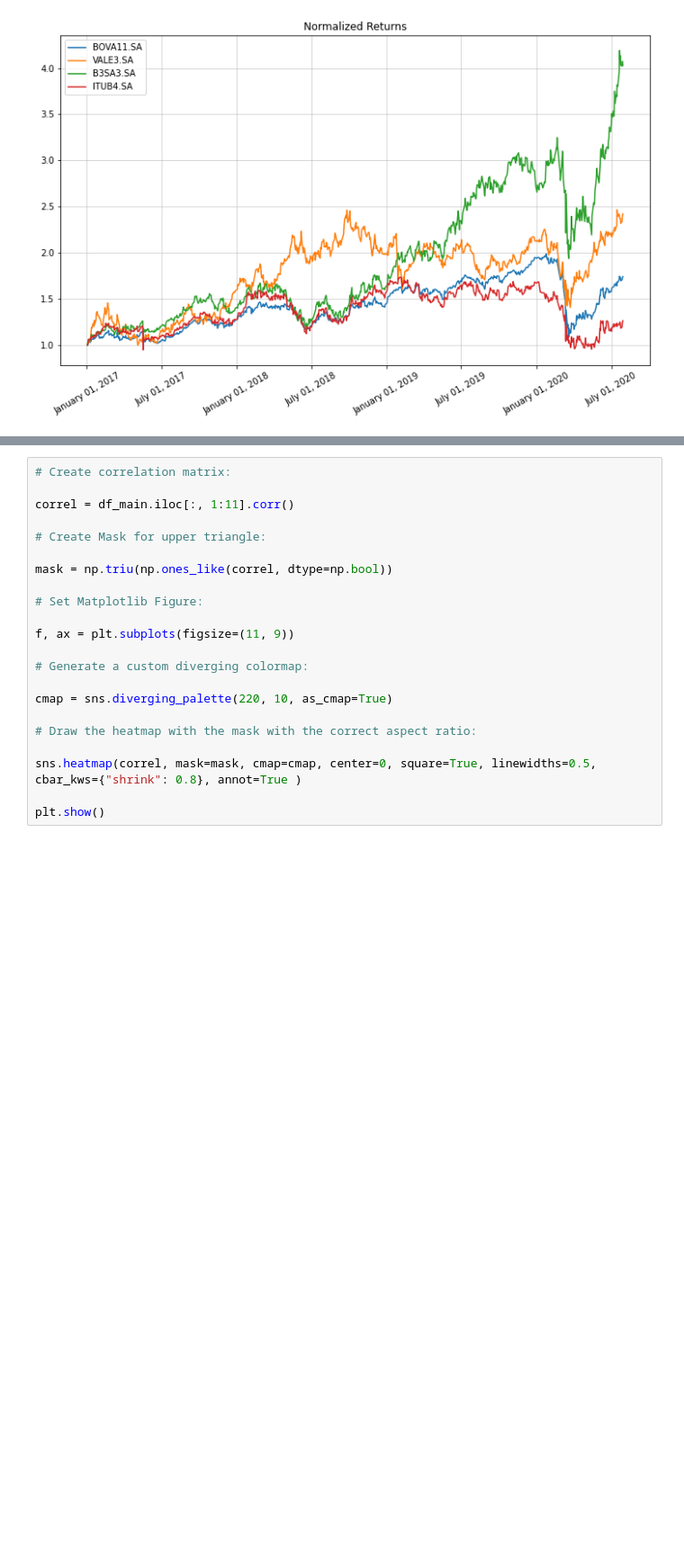
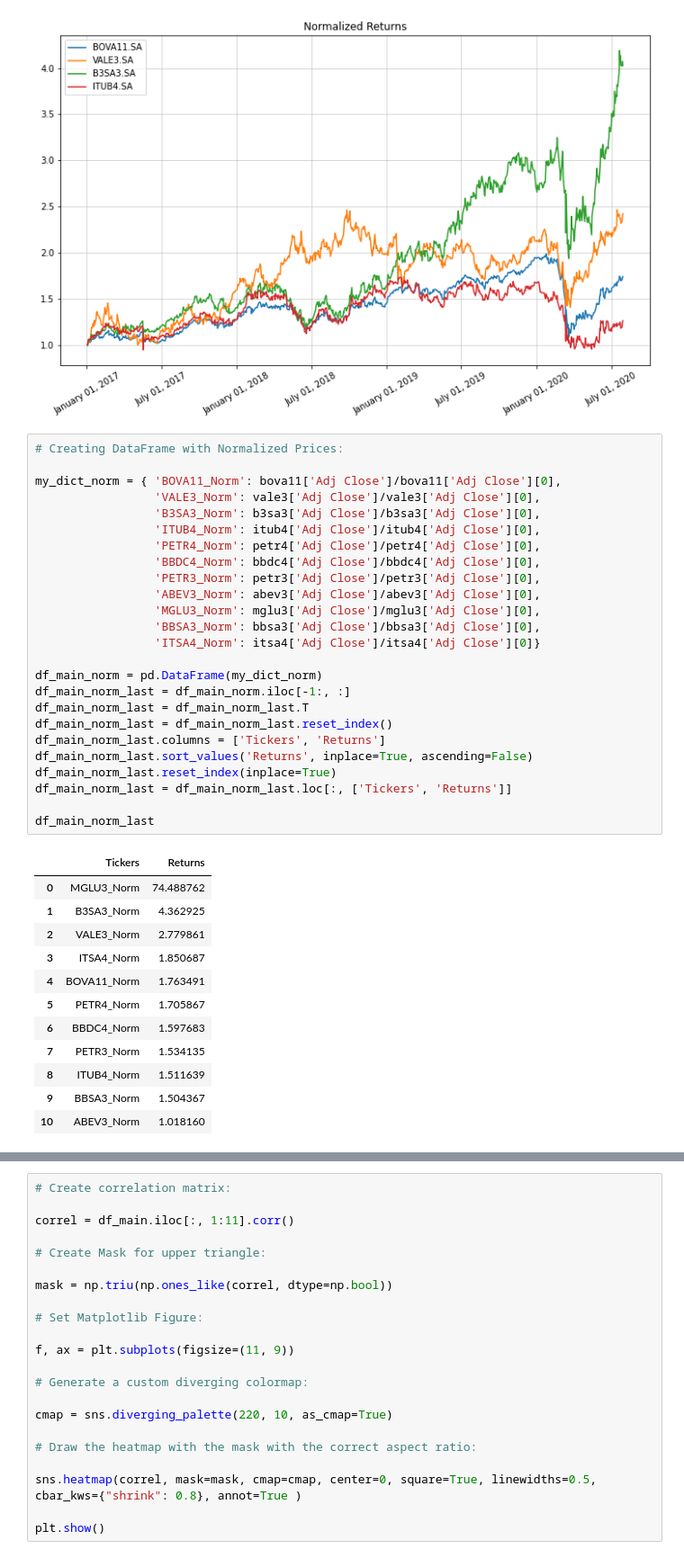
Before and after one commit to antoniosalomao/Rafter_A1, a Jupyter notebook: rafter_presentation.ipynb, the cells around one changed output, grey strips where cells are left out. Shown at 90% size. Saved outputs shown, nothing was run; the diff lists cells and outputs as text; blank space fills up the shorter version.

```diff
--- a/rafter_presentation.ipynb
+++ b/rafter_presentation.ipynb
@@ -120,4 +120,42 @@ plt.legend()
 plt.show()
 # %% [output]
 [figure]
+# %%
+# Creating DataFrame with Normalized Prices:
+
+my_dict_norm = { 'BOVA11_Norm': bova11['Adj Close']/bova11['Adj Close'][0],
+                 'VALE3_Norm': vale3['Adj Close']/vale3['Adj Close'][0],
+                 'B3SA3_Norm': b3sa3['Adj Close']/b3sa3['Adj Close'][0],
+                 'ITUB4_Norm': itub4['Adj Close']/itub4['Adj Close'][0],
+                 'PETR4_Norm': petr4['Adj Close']/petr4['Adj Close'][0],
+                 'BBDC4_Norm': bbdc4['Adj Close']/bbdc4['Adj Close'][0],
+                 'PETR3_Norm': petr3['Adj Close']/petr3['Adj Close'][0],
+                 'ABEV3_Norm': abev3['Adj Close']/abev3['Adj Close'][0],
+                 'MGLU3_Norm': mglu3['Adj Close']/mglu3['Adj Close'][0],
+                 'BBSA3_Norm': bbsa3['Adj Close']/bbsa3['Adj Close'][0],
+                 'ITSA4_Norm': itsa4['Adj Close']/itsa4['Adj Close'][0]}
+
+df_main_norm = pd.DataFrame(my_dict_norm)
+df_main_norm_last = df_main_norm.iloc[-1:, :]
+df_main_norm_last = df_main_norm_last.T
+df_main_norm_last = df_main_norm_last.reset_index()
+df_main_norm_last.columns = ['Tickers', 'Returns']
+df_main_norm_last.sort_values('Returns', inplace=True, ascending=False)
+df_main_norm_last.reset_index(inplace=True)
+df_main_norm_last = df_main_norm_last.loc[:, ['Tickers', 'Returns']]
+
+df_main_norm_last
+# %% [output]
+|  | Tickers | Returns |
+| 0 | MGLU3_Norm | 74.488762 |
+| 1 | B3SA3_Norm | 4.362925 |
+| 2 | VALE3_Norm | 2.779861 |
+| 3 | ITSA4_Norm | 1.850687 |
+| 4 | BOVA11_Norm | 1.763491 |
+| 5 | PETR4_Norm | 1.705867 |
+| 6 | BBDC4_Norm | 1.597683 |
+| 7 | PETR3_Norm | 1.534135 |
+| 8 | ITUB4_Norm | 1.511639 |
+| 9 | BBSA3_Norm | 1.504367 |
+| 10 | ABEV3_Norm | 1.018160 |
 # %%
```
Also changed, not shown: parts of 17 cells of this notebook.
